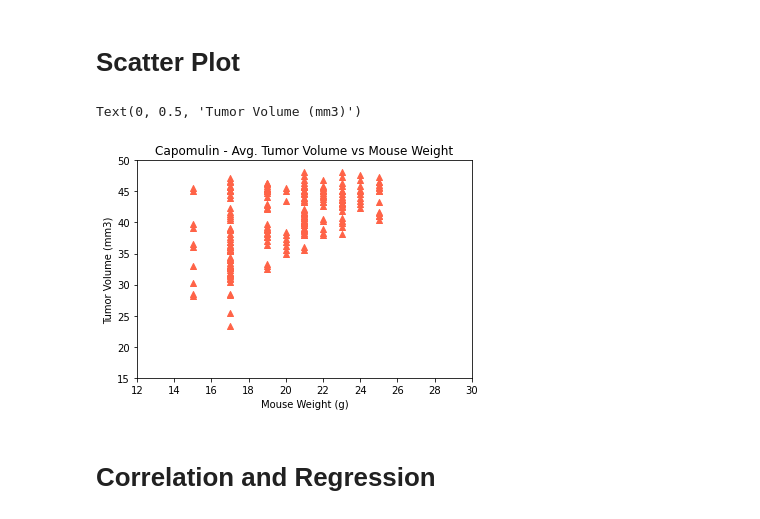
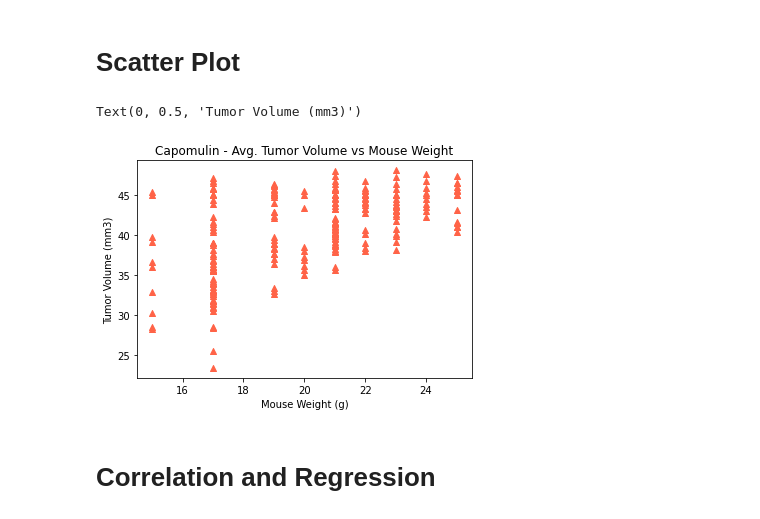
Before and after one commit to amilton11/matplotlib_HW, a Jupyter notebook: pymaceuticals_starter_1.20.21.ipynb, the cells around one changed output. Drawn from its saved outputs; the diff is of its cells as text; code cells hidden in the pictures.

```diff
--- a/pymaceuticals_starter_1.20.21.ipynb
+++ b/pymaceuticals_starter_1.20.21.ipynb
@@ -414,30 +414,30 @@ capomulin_df.head(25)
 # %%
 # Generate a scatter plot of mouse weight versus average tumor volume for the Capomulin treatment regimen.
 # This is for all mice treated with Capomulin
 
 # Find the average tumor volume by mouse and create a dataframe
 tumor_vol_df = pd.DataFrame(capomulin_df.groupby('Mouse ID')['Tumor Volume (mm3)'].mean().sort_values())
 
 # Merge the dataframes
 cap_tv_df = pd.merge(capomulin_df, tumor_vol_df, on=['Tumor Volume (mm3)'], how='left')
 
 x = cap_tv_df['Weight (g)']
 y = cap_tv_df['Tumor Volume (mm3)']
 
 # Create the scatter plot
 plt.scatter(x, y, marker="^", facecolors="tomato", edgecolors="tomato")
 
 # Set limits on x and y axis
-plt.xlim(12, 30)
-plt.ylim(15, 50)
+# plt.xlim(12, 30)
+# plt.ylim(15, 50)
 
 # Add labels
 plt.title("Capomulin - Avg. Tumor Volume vs Mouse Weight")
 plt.xlabel("Mouse Weight (g)")
 plt.ylabel("Tumor Volume (mm3)")
 # %% [output]
 Text(0, 0.5, 'Tumor Volume (mm3)')
-[figure, old version]
+[figure, new version]
 # %% [markdown]
 # Correlation and Regression
 # %%
```
Also changed, not shown: parts of 3 cells of this notebook.
